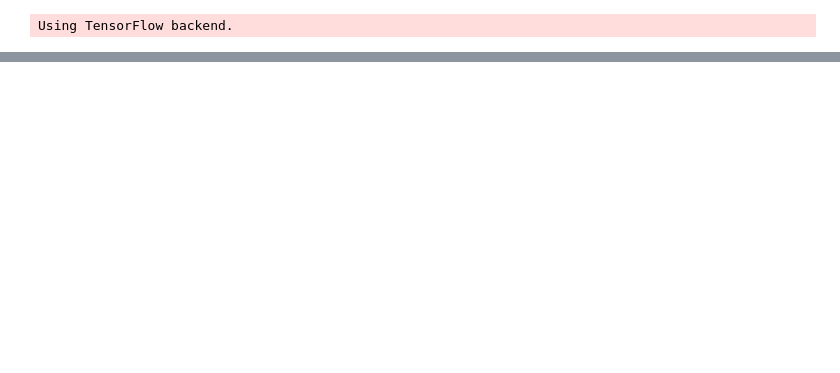
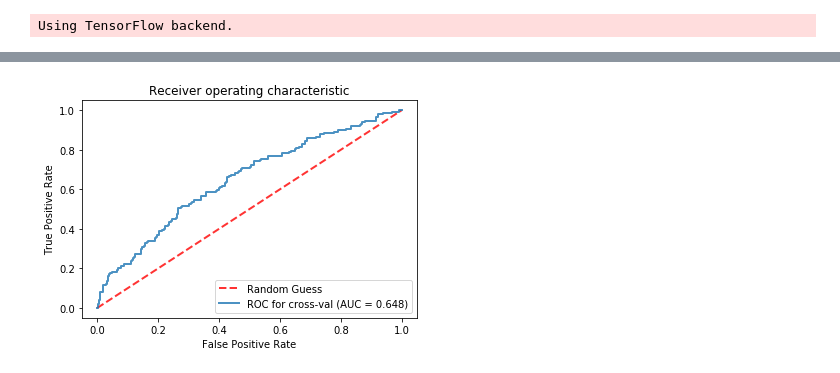
Before and after one commit to zhenhua-wang/Capsule-Network-for-House-Price-Prediction, a Jupyter notebook: MergedModelClassification.ipynb, the cells around one changed output, grey strips where cells are left out. Drawn from its saved outputs; the diff is of its cells as text; code cells hidden in the pictures; blank space fills up the shorter version.

```diff
--- a/MergedModelClassification.ipynb
+++ b/MergedModelClassification.ipynb
@@ -108,8 +109,14 @@ def visual_model(input_layer):
     conv1 = Conv2D(16, kernel_size=(3, 3), activation='relu')(input_layer)
     bat1 = BatchNormalization()(conv1)
     pool1 = MaxPooling2D(pool_size=(2, 2))(bat1)
-    flat = Flatten()(pool1)
-    x = Dense(8)(flat)
+    conv2 = Conv2D(32, kernel_size=(3, 3), activation='relu')(pool1)
+    bat2 = BatchNormalization()(conv2)
+    pool2 = MaxPooling2D(pool_size=(3, 3))(bat2)
+    conv3 = Conv2D(64, kernel_size=(3, 3), activation='relu')(pool2)
+    bat3 = BatchNormalization()(conv3)
+    pool3 = MaxPooling2D(pool_size=(2, 2))(bat3)
+    flat = Flatten()(pool3)
+    x = Dense(16)(flat)
     x = Activation("relu")(x)
     x = BatchNormalization(axis=-1)(x)
     x = Dropout(0.5)(x)
@@ -145 +215,23 @@ main_output = Dense(1, activation='sigmoid', name='main_output')(x)
+# %%
+# combine k folds
+y_hat_total = np.concatenate(y_hat)
+y_val_total = np.concatenate(y_val_list)
+
+fpr, tpr, thresholds = roc_curve(y_val_total, y_hat_total)
+roc_auc = auc(fpr, tpr)
+
+plt.plot([0, 1], [0, 1], linestyle='--', lw=2, color='r',
+         label='Random Guess', alpha=.8)
+
+plt.plot(fpr, tpr,
+         label='ROC for cross-val (AUC = {:.4})'.format(roc_auc),
+         lw=2, alpha=.8)
+
+plt.legend(loc="lower right")
+plt.xlabel('False Positive Rate')
+plt.ylabel('True Positive Rate')
+plt.title('Receiver operating characteristic')
+plt.show()
+# %% [output]
+[figure, added]
 # %%
```
Also changed, not shown: parts of 9 cells of this notebook.
